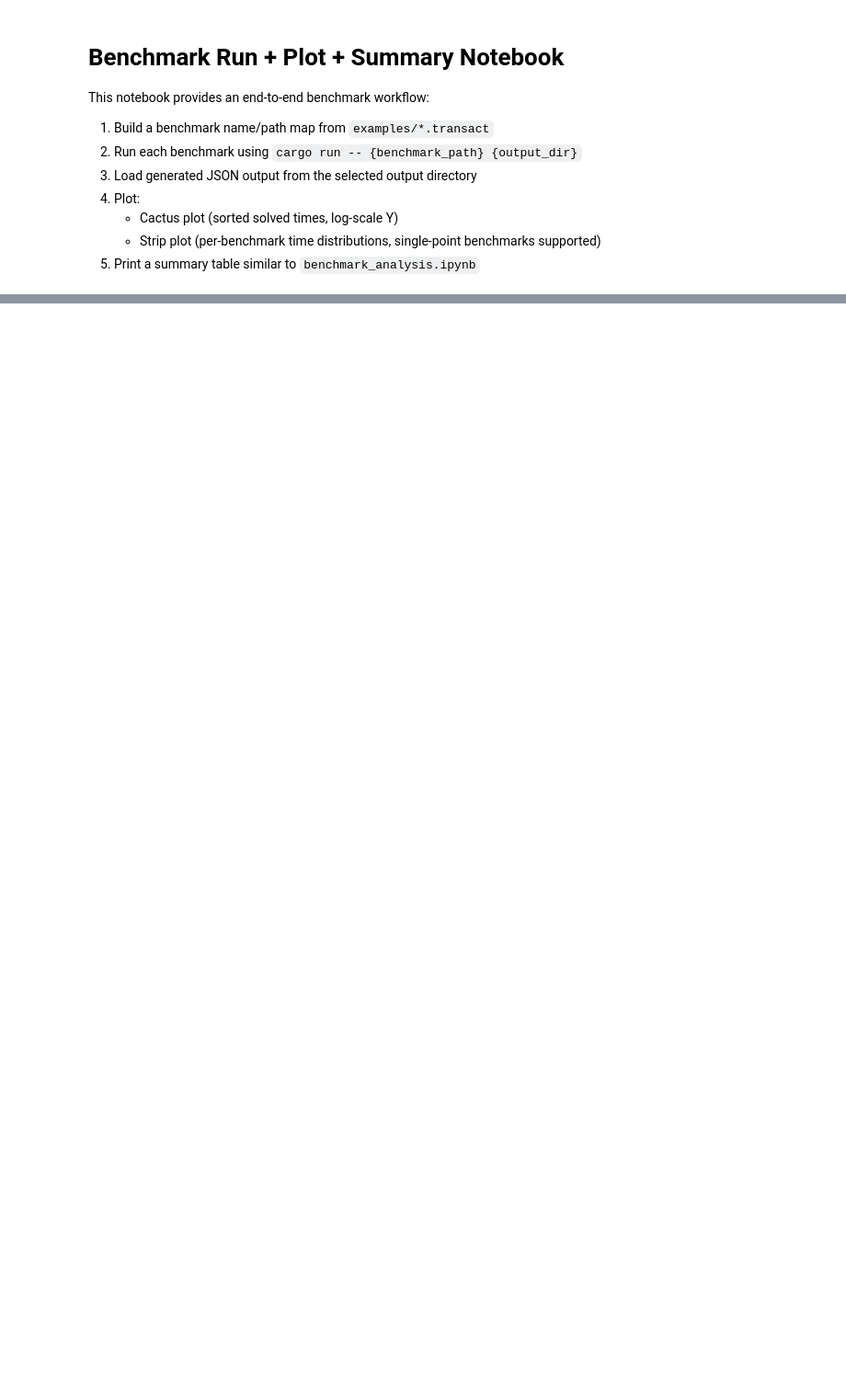
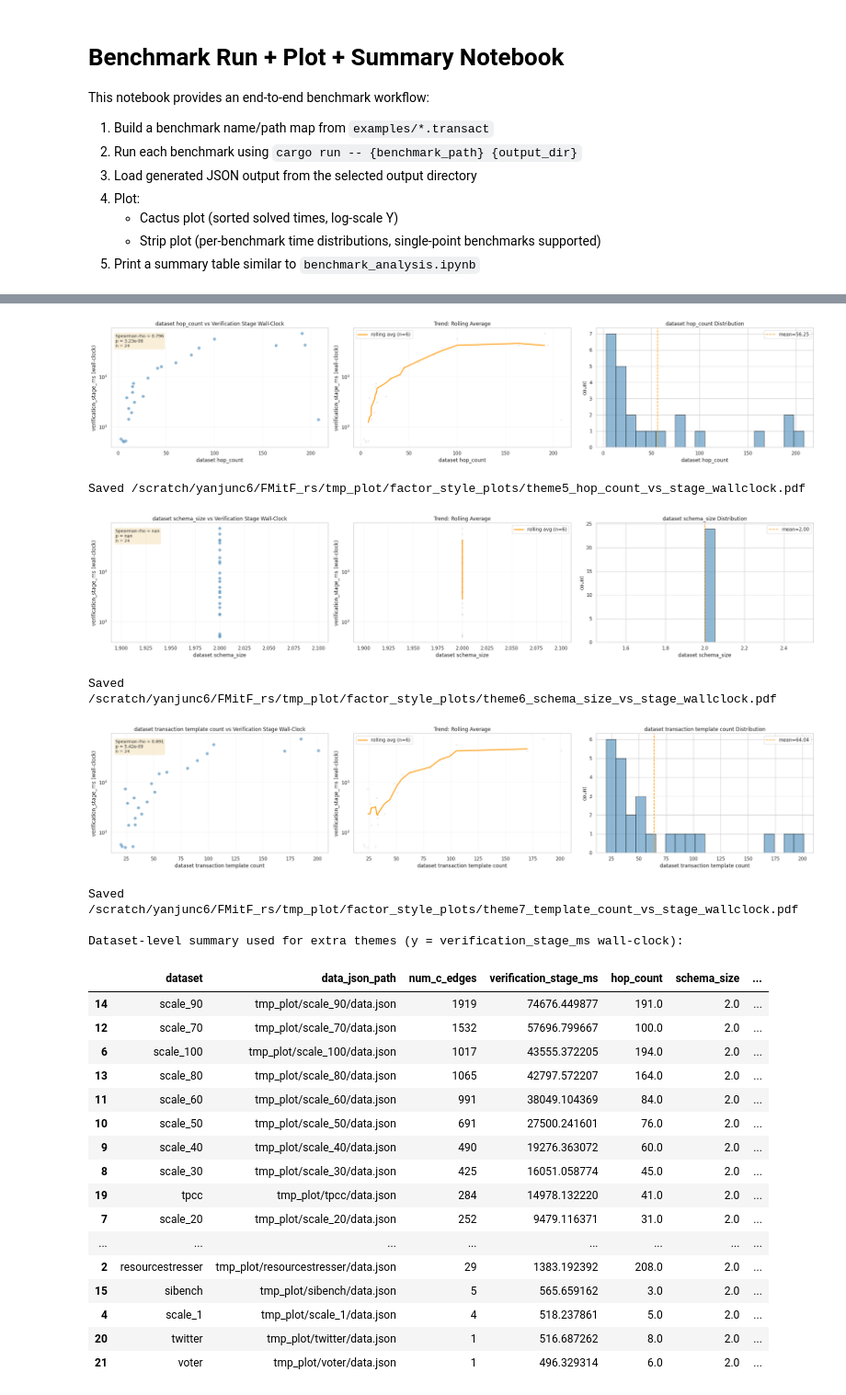
Before and after one commit to yanjunc6/FMitF_rs, a Jupyter notebook: benchmark_pipeline.ipynb, the cells around one changed output, grey strips where cells are left out. Shown at 92% size. Cells and saved outputs as stored; diff of their text form; code cells hidden in the pictures; blank space fills up the shorter version.

```diff
--- a/benchmark_pipeline.ipynb
+++ b/benchmark_pipeline.ipynb
@@ -552,0 +1146,67 @@ resourcestresser             29                   0               29
+# %%
+# --- Extra Theme A: Verification stage wall-clock as a function of hop count ---
+plot_dataset_wallclock_three_panel(
+    df=df_all_dataset,
+    x_col='hop_count',
+    x_label='dataset hop_count',
+    out_pdf=ANALYSIS_OUT / 'theme5_hop_count_vs_stage_wallclock.pdf',
+)
+
+# --- Extra Theme B: Verification stage wall-clock as a function of schema size ---
+plot_dataset_wallclock_three_panel(
+    df=df_all_dataset,
+    x_col='schema_size',
+    x_label='dataset schema_size',
+    out_pdf=ANALYSIS_OUT / 'theme6_schema_size_vs_stage_wallclock.pdf',
+)
+
+# --- Extra Theme C: Verification stage wall-clock as a function of transaction template count ---
+plot_dataset_wallclock_three_panel(
+    df=df_all_dataset,
+    x_col='txn_template_count',
+    x_label='dataset transaction template count',
+    out_pdf=ANALYSIS_OUT / 'theme7_template_count_vs_stage_wallclock.pdf',
+)
+
+extra_summary = df_all_dataset[[
+    'dataset', 'data_json_path', 'num_c_edges', 'verification_stage_ms',
+    'hop_count', 'schema_size', 'txn_template_count',
+    'pass_count', 'error_count', 'timeout_count', 'commutative_rate_pct',
+]].sort_values('verification_stage_ms', ascending=False)
+
+print('\nDataset-level summary used for extra themes (y = verification_stage_ms wall-clock):')
+display(extra_summary)
+
+print('\nSaved extra-theme figures:')
+for p in [
+    ANALYSIS_OUT / 'theme5_hop_count_vs_stage_wallclock.pdf',
+    ANALYSIS_OUT / 'theme6_schema_size_vs_stage_wallclock.pdf',
+    ANALYSIS_OUT / 'theme7_template_count_vs_stage_wallclock.pdf',
+]:
+    print(f'  - {p}')
+# %% [output]
+[figure, added]
+Saved /scratch/yanjunc6/FMitF_rs/tmp_plot/factor_style_plots/theme5_hop_count_vs_stage_wallclock.pdf
+[figure, added]
+Saved /scratch/yanjunc6/FMitF_rs/tmp_plot/factor_style_plots/theme6_schema_size_vs_stage_wallclock.pdf
+[figure, added]
+Saved /scratch/yanjunc6/FMitF_rs/tmp_plot/factor_style_plots/theme7_template_count_vs_stage_wallclock.pdf
+
+Dataset-level summary used for extra themes (y = verification_stage_ms wall-clock):
+|  | dataset | data_json_path | num_c_edges | verification_stage_ms | hop_count | schema_size | ... |
+| 14 | scale_90 | tmp_plot/scale_90/data.json | 1919 | 74676.449877 | 191.0 | 2.0 | ... |
+| 12 | scale_70 | tmp_plot/scale_70/data.json | 1532 | 57696.799667 | 100.0 | 2.0 | ... |
+| 6 | scale_100 | tmp_plot/scale_100/data.json | 1017 | 43555.372205 | 194.0 | 2.0 | ... |
+| 13 | scale_80 | tmp_plot/scale_80/data.json | 1065 | 42797.572207 | 164.0 | 2.0 | ... |
+| 11 | scale_60 | tmp_plot/scale_60/data.json | 991 | 38049.104369 | 84.0 | 2.0 | ... |
+| 10 | scale_50 | tmp_plot/scale_50/data.json | 691 | 27500.241601 | 76.0 | 2.0 | ... |
+| 9 | scale_40 | tmp_plot/scale_40/data.json | 490 | 19276.363072 | 60.0 | 2.0 | ... |
+| 8 | scale_30 | tmp_plot/scale_30/data.json | 425 | 16051.058774 | 45.0 | 2.0 | ... |
+| 19 | tpcc | tmp_plot/tpcc/data.json | 284 | 14978.132220 | 41.0 | 2.0 | ... |
+| 7 | scale_20 | tmp_plot/scale_20/data.json | 252 | 9479.116371 | 31.0 | 2.0 | ... |
+| ... | ... | ... | ... | ... | ... | ... | ... |
+| 2 | resourcestresser | tmp_plot/resourcestresser/data.json | 29 | 1383.192392 | 208.0 | 2.0 | ... |
+| 15 | sibench | tmp_plot/sibench/data.json | 5 | 565.659162 | 3.0 | 2.0 | ... |
+| 4 | scale_1 | tmp_plot/scale_1/data.json | 4 | 518.237861 | 5.0 | 2.0 | ... |
+| 20 | twitter | tmp_plot/twitter/data.json | 1 | 516.687262 | 8.0 | 2.0 | ... |
+| 21 | voter | tmp_plot/voter/data.json | 1 | 496.329314 | 6.0 | 2.0 | ... |
```
Also changed, not shown: parts of 12 cells of this notebook.
